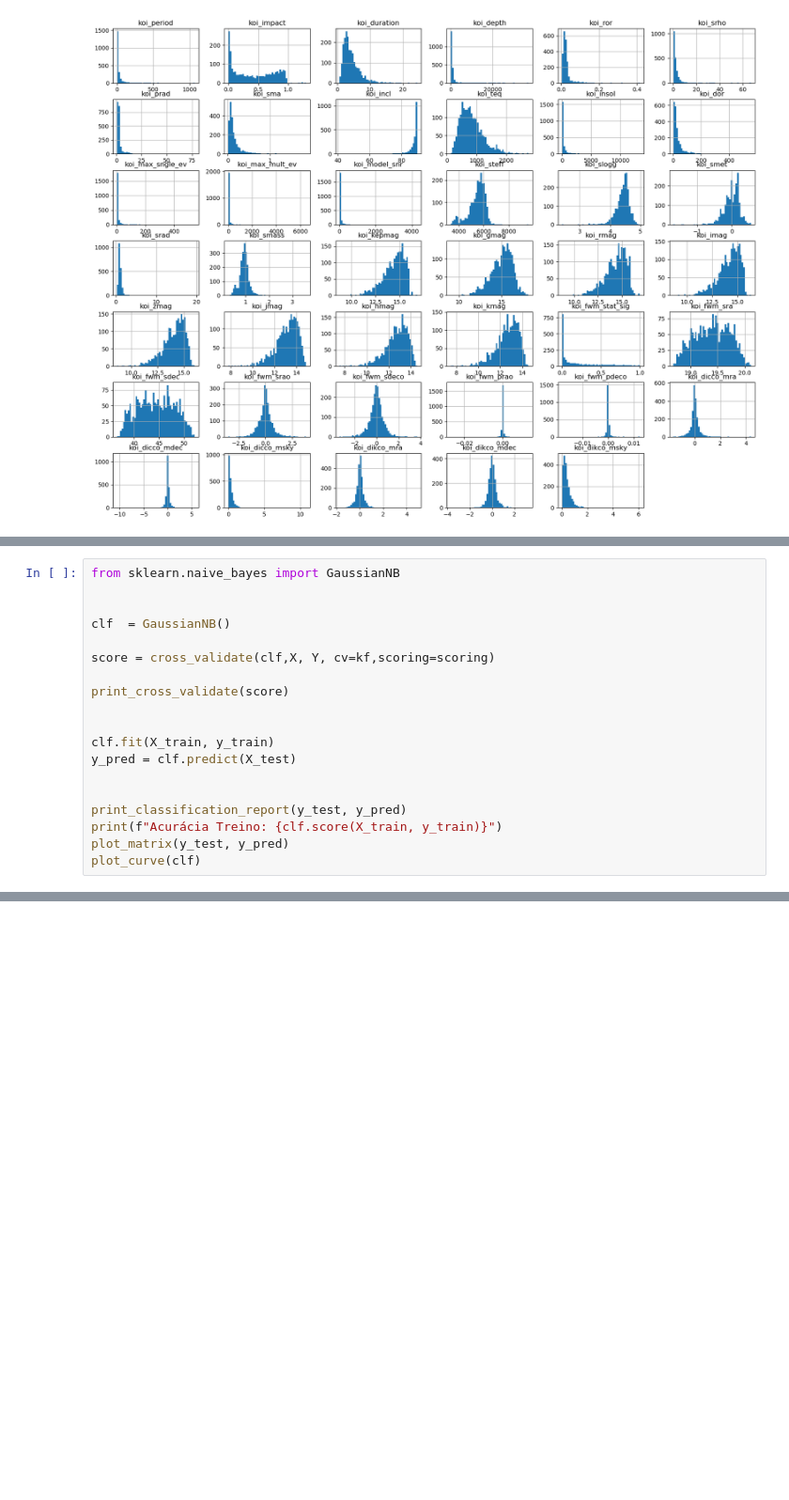
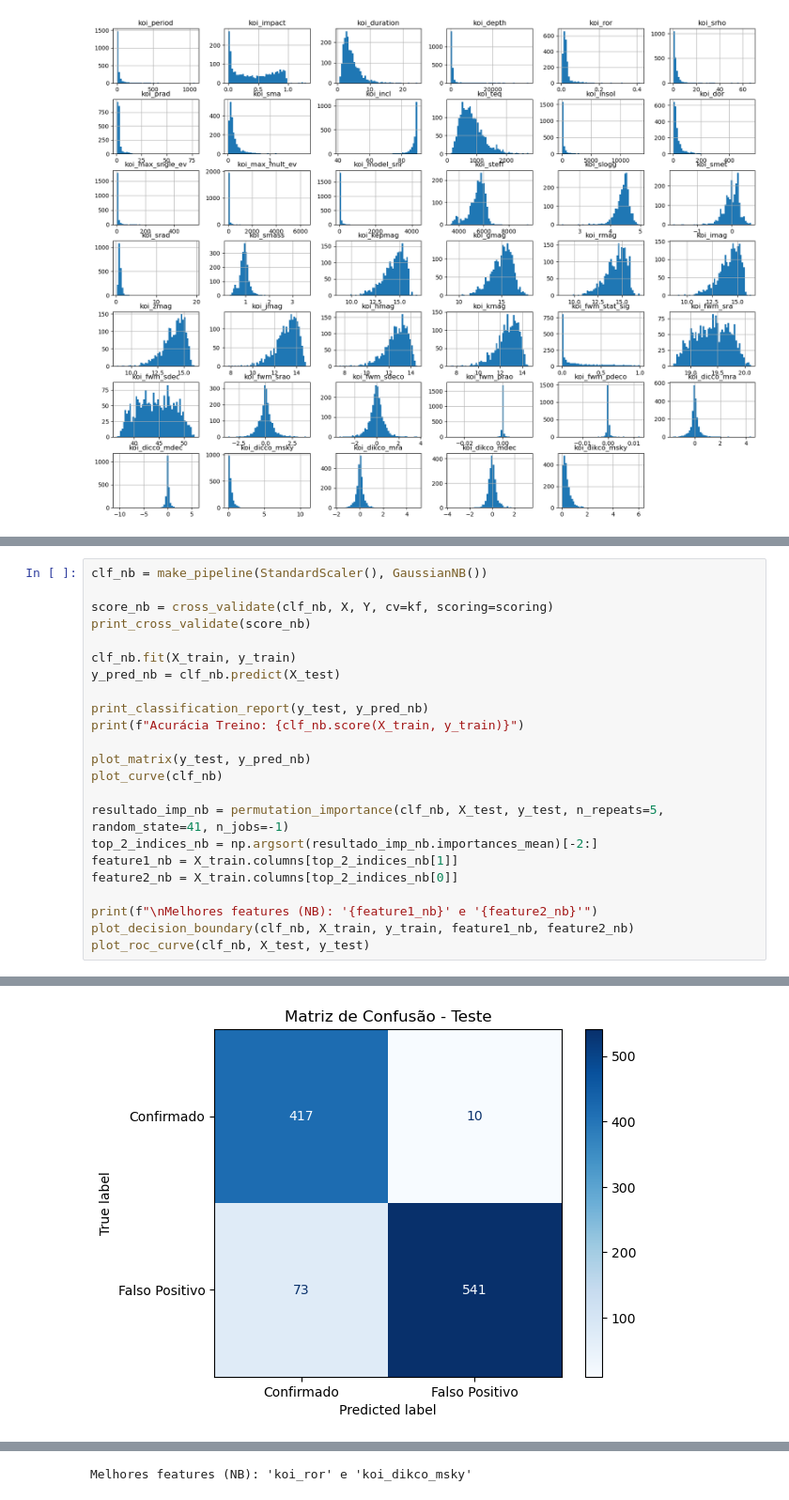
Before and after one commit to ThiagoVenturim/Classificao_de_Exoplanetas, a Jupyter notebook: classificacao_exoplaneta.ipynb, the cells around one changed output, grey strips where cells are left out. Shown at 94% size. Saved outputs shown, nothing was run; the diff lists cells and outputs as text; blank space fills up the shorter version.

```diff
--- a/classificacao_exoplaneta.ipynb
+++ b/classificacao_exoplaneta.ipynb
@@ -239,19 +168,0 @@ def plot_features_importece(clf):
-# %%
-from sklearn.naive_bayes import GaussianNB
-
-
-clf  = GaussianNB()
-
-score = cross_validate(clf,X, Y, cv=kf,scoring=scoring)
-
-print_cross_validate(score)
-
-
-clf.fit(X_train, y_train)
-y_pred = clf.predict(X_test)
-
-
-print_classification_report(y_test, y_pred)
-print(f"Acurácia Treino: {clf.score(X_train, y_train)}")
-plot_matrix(y_test, y_pred)
-plot_curve(clf)
@@ -320,0 +334,24 @@ Acurácia Treino: 0.9634703196347032
+# %%
+clf_nb = make_pipeline(StandardScaler(), GaussianNB())
+
+score_nb = cross_validate(clf_nb, X, Y, cv=kf, scoring=scoring)
+print_cross_validate(score_nb)
+
+clf_nb.fit(X_train, y_train)
+y_pred_nb = clf_nb.predict(X_test)
+
+print_classification_report(y_test, y_pred_nb)
+print(f"Acurácia Treino: {clf_nb.score(X_train, y_train)}")
+
+plot_matrix(y_test, y_pred_nb)
+plot_curve(clf_nb)
+
+resultado_imp_nb = permutation_importance(clf_nb, X_test, y_test, n_repeats=5, random_state=41, n_jobs=-1)
+top_2_indices_nb = np.argsort(resultado_imp_nb.importances_mean)[-2:]
+feature1_nb = X_train.columns[top_2_indices_nb[1]]
+feature2_nb = X_train.columns[top_2_indices_nb[0]]
+
+print(f"\nMelhores features (NB): '{feature1_nb}' e '{feature2_nb}'")
+plot_decision_boundary(clf_nb, X_train, y_train, feature1_nb, feature2_nb)
+plot_roc_curve(clf_nb, X_test, y_test)
+# %% [output]
@@ -320,0 +375 @@ Acurácia Treino: 0.9634703196347032
+[figure, added]
@@ -320,0 +377 @@ Acurácia Treino: 0.9634703196347032
+Melhores features (NB): 'koi_ror' e 'koi_dikco_msky'
```
Also changed, not shown: parts of 20 cells of this notebook.
